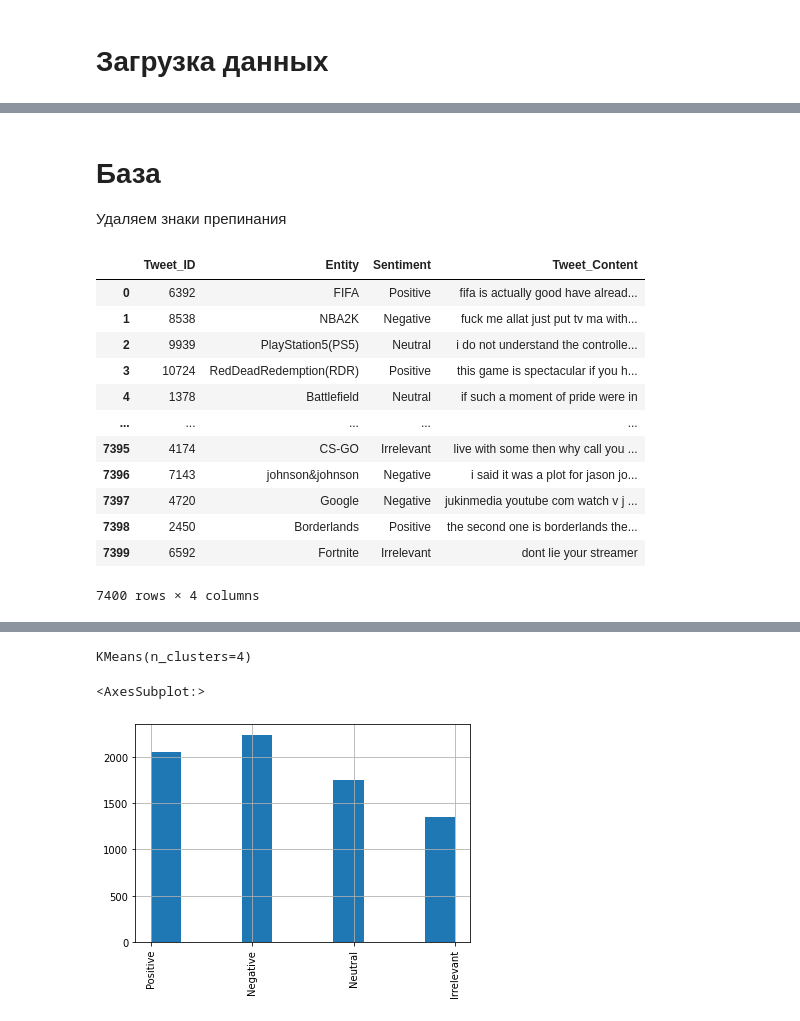
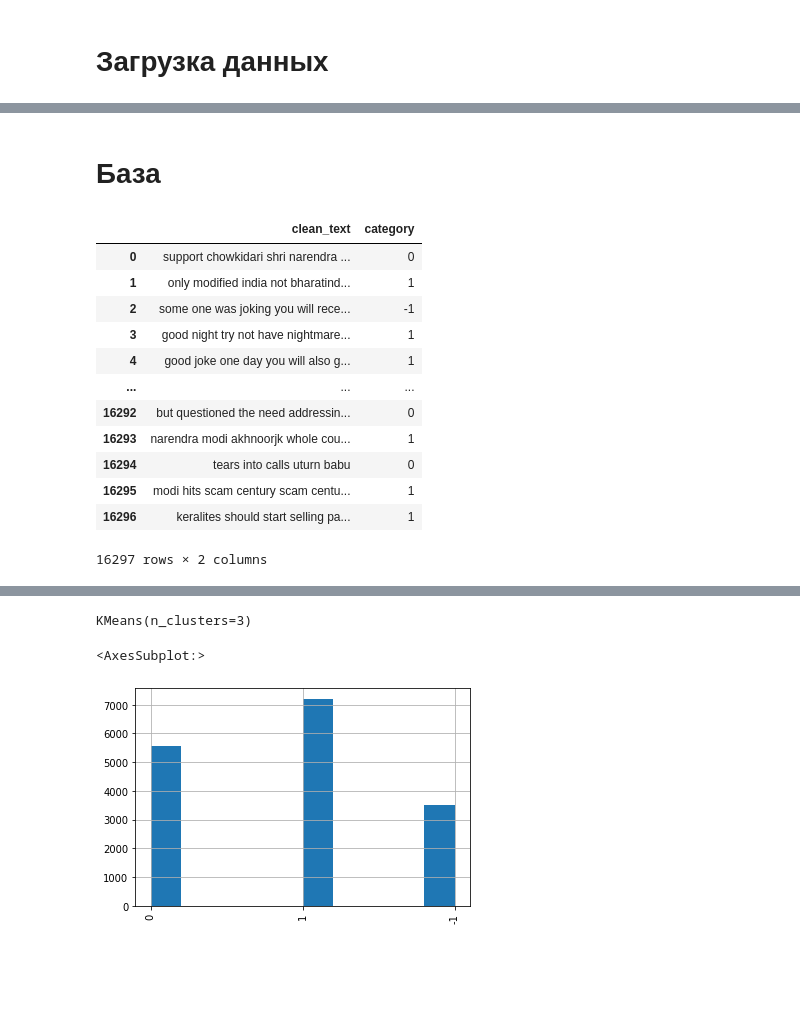
Before and after one commit to Rentoll/FunnyDeathPredictions, a Jupyter notebook: NLP2/NLP2.ipynb, the cells around one changed output, grey strips where cells are left out. Cells and saved outputs as stored; diff of their text form; code cells hidden in the pictures; blank space fills up the shorter version.

```diff
--- a/NLP2/NLP2.ipynb
+++ b/NLP2/NLP2.ipynb
@@ -21,5 +21,6 @@ from nltk.corpus import stopwords
 # %% [markdown]
 # Загрузка данных
 # %%
+#Training Data
 path = "./twitter_training.csv"
-df = pd.read_csv(path, names=["Tweet_ID", "Entity", "Sentiment", "Tweet_Content"])
+df = pd.read_csv(path, names=["clean_text", "category"])
@@ -28,5 +43,7 @@ df = pd.read_csv(path, names=["Tweet_ID", "Entity", "Sentiment", "Tweet_Content"
 # %%
 df = df.dropna()
+df = df[df.clean_text != None]
+df = df[df.clean_text != ""]
 # %%
 df.shape
 # %% [output]
@@ -108,28 +122,27 @@ df.Sentiment.value_counts().plot(kind='bar')
 # %% [markdown]
 # База
-Удаляем знаки препинания
 # %%
 def removePunctiation(text):
     text = re.sub('[^A-Za-z]+', ' ', text)
     return text
-df['Tweet_Content'] = df['Tweet_Content'].apply(removePunctiation)
-df['Tweet_Content'] = df['Tweet_Content'].str.lower()
-df['Tweet_Content'] = df['Tweet_Content'].str.strip()
+df['clean_text'] = df['clean_text'].apply(removePunctiation)
+df['clean_text'] = df['clean_text'].str.lower()
+df['clean_text'] = df['clean_text'].str.strip()
 df
 # %% [output]
-|  | Tweet_ID | Entity | Sentiment | Tweet_Content |
-| 0 | 6392 | FIFA | Positive | fifa is actually good have alread... |
-| 1 | 8538 | NBA2K | Negative | fuck me allat just put tv ma with... |
-| 2 | 9939 | PlayStation5(PS5) | Neutral | i do not understand the controlle... |
-| 3 | 10724 | RedDeadRedemption(RDR) | Positive | this game is spectacular if you h... |
-| 4 | 1378 | Battlefield | Neutral | if such a moment of pride were in |
-| ... | ... | ... | ... | ... |
-| 7395 | 4174 | CS-GO | Irrelevant | live with some then why call you ... |
-| 7396 | 7143 | johnson&johnson | Negative | i said it was a plot for jason jo... |
-| 7397 | 4720 | Google | Negative | jukinmedia youtube com watch v j ... |
-| 7398 | 2450 | Borderlands | Positive | the second one is borderlands the... |
-| 7399 | 6592 | Fortnite | Irrelevant | dont lie your streamer |
+|  | clean_text | category |
+| 0 | support chowkidari shri narendra ... | 0 |
+| 1 | only modified india not bharatind... | 1 |
+| 2 | some one was joking you will rece... | -1 |
+| 3 | good night try not have nightmare... | 1 |
+| 4 | good joke one day you will also g... | 1 |
+| ... | ... | ... |
+| 16292 | but questioned the need addressin... | 0 |
+| 16293 | narendra modi akhnoorjk whole cou... | 1 |
+| 16294 | tears into calls uturn babu | 0 |
+| 16295 | modi hits scam century scam centu... | 1 |
+| 16296 | keralites should start selling pa... | 1 |
-7400 rows × 4 columns
+16297 rows × 2 columns
 # %%
 ProfileReport(df)
 # %% [output]
@@ -141,13 +154,13 @@ matrix = vect.fit_transform(df["Tweet_Content"])
 # %%
-models_kmeans = KMeans(n_clusters = 4)
+models_kmeans = KMeans(n_clusters = 3)
 models_kmeans.fit(matrix)
 # %% [output]
-KMeans(n_clusters=4)
+KMeans(n_clusters=3)
 # %%
-df["Sentiment"].hist(xrot=90)
+df["category"].hist(xrot=90)
 # %% [output]
 <AxesSubplot:>
-[figure, old version]
+[figure, new version]
 # %%
 pd.Series(models_kmeans.labels_).hist()
 # %% [output]
```
Also changed, not shown: parts of 33 cells of this notebook, 1 other file.
